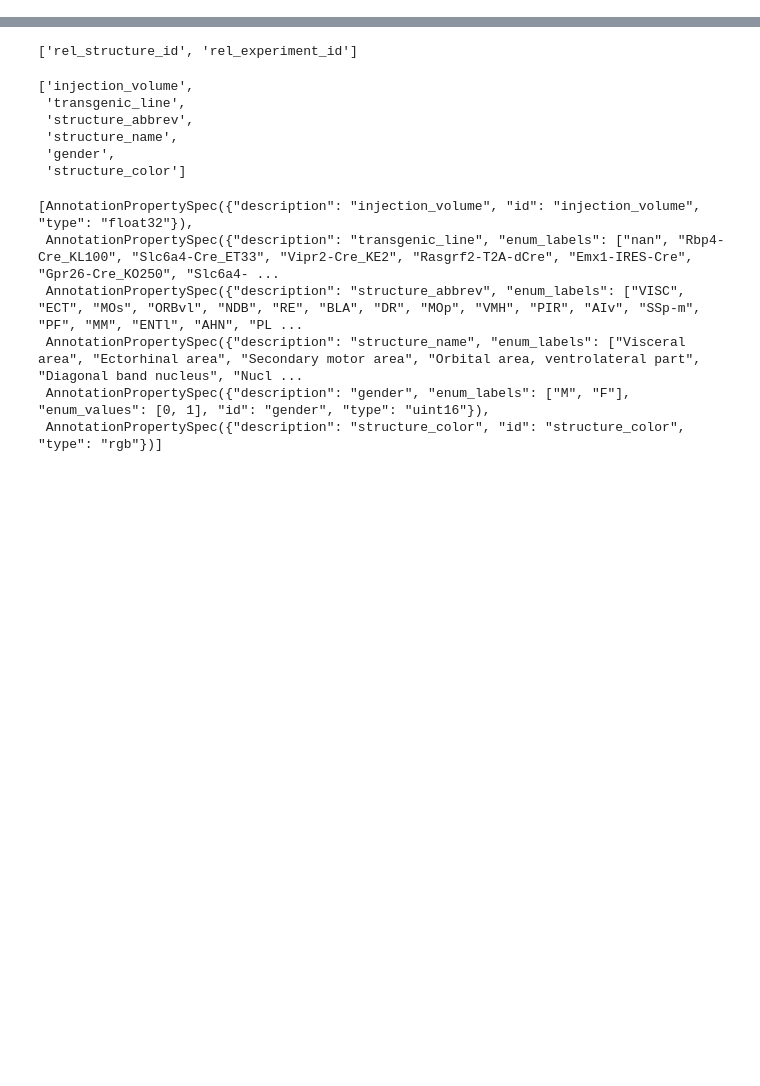
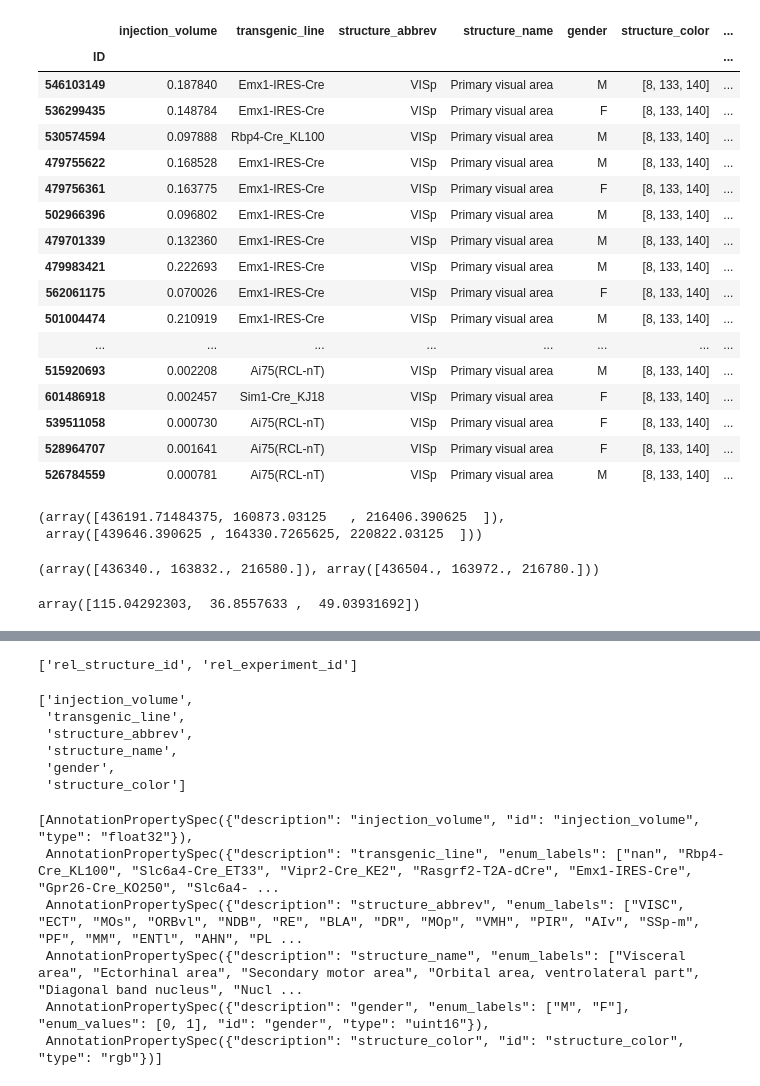
Before and after one commit to fcollman/precomputed_python, a Jupyter notebook: example.ipynb, the cells around one changed output, grey strips where cells are left out. Saved outputs shown, nothing was run; the diff lists cells and outputs as text; code cells hidden in the pictures; blank space fills up the shorter version.

Commit message:
first cut of spatial query

```diff
--- a/example.ipynb
+++ b/example.ipynb
@@ -15,0 +67,36 @@ I0401 06:42:51.989955 7496059 google_auth_provider.cc:156] Using OAuth2 AuthProv
+# %%
+pre_ann.read_annotations_in_chunk('spatial0', chunk_index=[3,1,8])
+# %% [output]
+|  | injection_volume | transgenic_line | structure_abbrev | structure_name | gender | structure_color | ... |
+| ID |  |  |  |  |  |  | ... |
+| 546103149 | 0.187840 | Emx1-IRES-Cre | VISp | Primary visual area | M | [8, 133, 140] | ... |
+| 536299435 | 0.148784 | Emx1-IRES-Cre | VISp | Primary visual area | F | [8, 133, 140] | ... |
+| 530574594 | 0.097888 | Rbp4-Cre_KL100 | VISp | Primary visual area | M | [8, 133, 140] | ... |
+| 479755622 | 0.168528 | Emx1-IRES-Cre | VISp | Primary visual area | M | [8, 133, 140] | ... |
+| 479756361 | 0.163775 | Emx1-IRES-Cre | VISp | Primary visual area | F | [8, 133, 140] | ... |
+| 502966396 | 0.096802 | Emx1-IRES-Cre | VISp | Primary visual area | M | [8, 133, 140] | ... |
+| 479701339 | 0.132360 | Emx1-IRES-Cre | VISp | Primary visual area | M | [8, 133, 140] | ... |
+| 479983421 | 0.222693 | Emx1-IRES-Cre | VISp | Primary visual area | M | [8, 133, 140] | ... |
+| 562061175 | 0.070026 | Emx1-IRES-Cre | VISp | Primary visual area | F | [8, 133, 140] | ... |
+| 501004474 | 0.210919 | Emx1-IRES-Cre | VISp | Primary visual area | M | [8, 133, 140] | ... |
+| ... | ... | ... | ... | ... | ... | ... | ... |
+| 515920693 | 0.002208 | Ai75(RCL-nT) | VISp | Primary visual area | M | [8, 133, 140] | ... |
+| 601486918 | 0.002457 | Sim1-Cre_KJ18 | VISp | Primary visual area | F | [8, 133, 140] | ... |
+| 539511058 | 0.000730 | Ai75(RCL-nT) | VISp | Primary visual area | F | [8, 133, 140] | ... |
+| 528964707 | 0.001641 | Ai75(RCL-nT) | VISp | Primary visual area | F | [8, 133, 140] | ... |
+| 526784559 | 0.000781 | Ai75(RCL-nT) | VISp | Primary visual area | M | [8, 133, 140] | ... |
+# %%
+lb=np.array((115, 36, 49))*pre_ann.info['spatial'][-1]['chunk_size']+pre_ann.info['lower_bound']
+up=np.array((116, 37, 50))*pre_ann.info['spatial'][-1]['chunk_size']+pre_ann.info['lower_bound']
+lb,up
+# %% [output]
+(array([436191.71484375, 160873.03125   , 216406.390625  ]),
+ array([439646.390625 , 164330.7265625, 220822.03125  ]))
+# %%
+lower_bound, upper_bound
+# %% [output]
+(array([436340., 163832., 216580.]), array([436504., 163972., 216780.]))
+# %%
+(lower_bound-pre_ann.info['lower_bound'])/pre_ann.info['spatial'][-1]['chunk_size']
+# %% [output]
+array([115.04292303,  36.8557633 ,  49.03931692])
```
Also changed, not shown: parts of 11 cells of this notebook, 1 other file.
